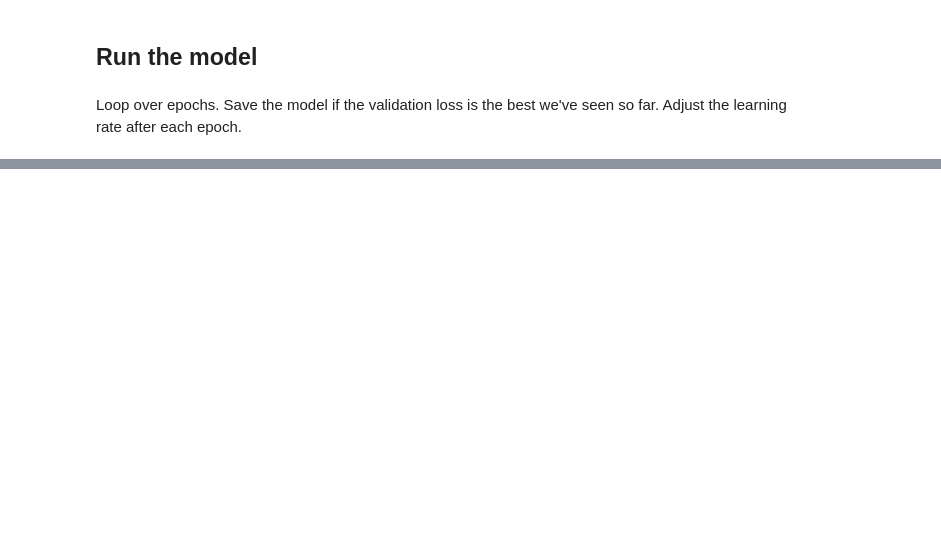
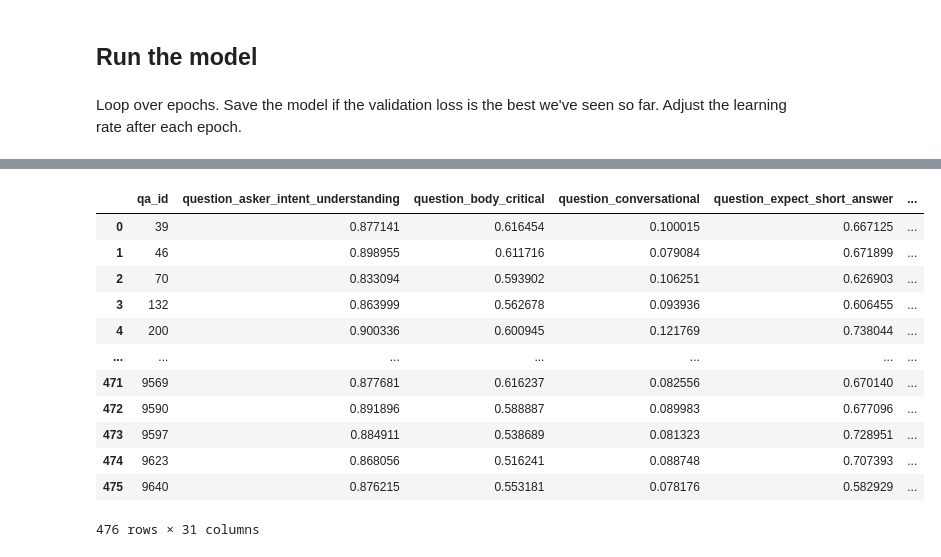
Before and after one commit to prohor33/quest-qa-labeling, a Jupyter notebook: notebooks/bart.ipynb, the cells around one changed output, grey strips where cells are left out. Drawn from its saved outputs; the diff is of its cells as text; code cells hidden in the pictures; blank space fills up the shorter version.

```diff
--- a/notebooks/bart.ipynb
+++ b/notebooks/bart.ipynb
@@ -394,0 +420,20 @@ a.shape
+# %%
+df_sub.iloc[:, 1:] = np.average(test_result, axis=0) # for weighted average set weights=[...]
+
+df_sub.to_csv('submission.csv', index=False)
+# %%
+df_sub
+# %% [output]
+|  | qa_id | question_asker_intent_understanding | question_body_critical | question_conversational | question_expect_short_answer | ... |
+| 0 | 39 | 0.877141 | 0.616454 | 0.100015 | 0.667125 | ... |
+| 1 | 46 | 0.898955 | 0.611716 | 0.079084 | 0.671899 | ... |
+| 2 | 70 | 0.833094 | 0.593902 | 0.106251 | 0.626903 | ... |
+| 3 | 132 | 0.863999 | 0.562678 | 0.093936 | 0.606455 | ... |
+| 4 | 200 | 0.900336 | 0.600945 | 0.121769 | 0.738044 | ... |
+| ... | ... | ... | ... | ... | ... | ... |
+| 471 | 9569 | 0.877681 | 0.616237 | 0.082556 | 0.670140 | ... |
+| 472 | 9590 | 0.891896 | 0.588887 | 0.089983 | 0.677096 | ... |
+| 473 | 9597 | 0.884911 | 0.538689 | 0.081323 | 0.728951 | ... |
+| 474 | 9623 | 0.868056 | 0.516241 | 0.088748 | 0.707393 | ... |
+| 475 | 9640 | 0.876215 | 0.553181 | 0.078176 | 0.582929 | ... |
+476 rows × 31 columns
```
Also changed, not shown: parts of 15 cells of this notebook.
